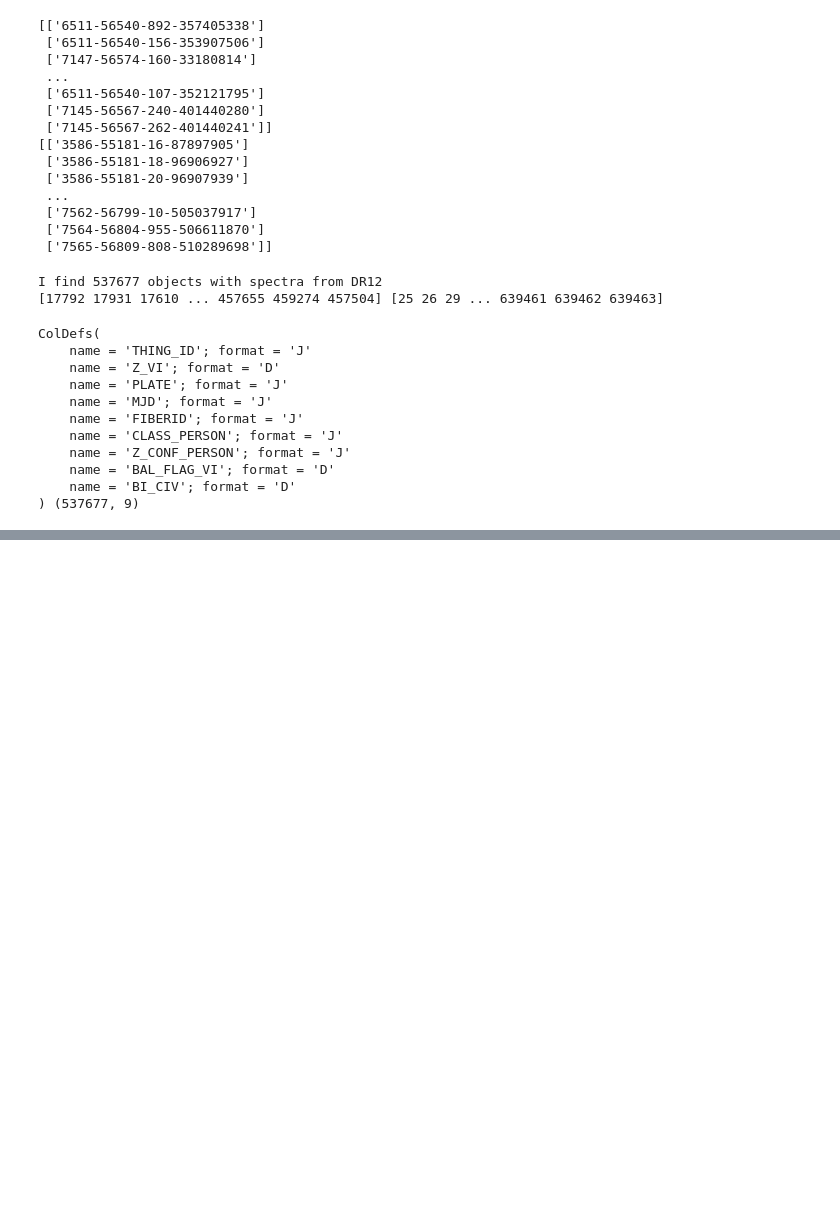
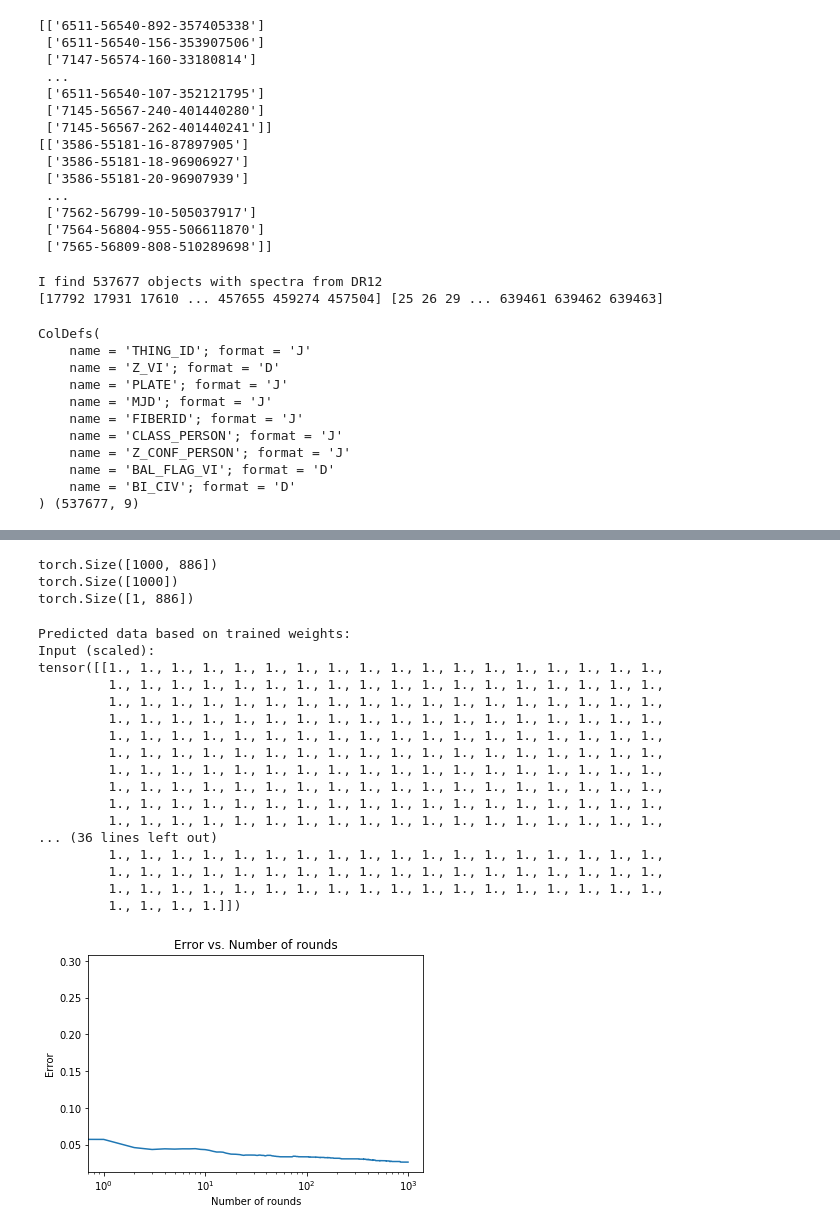
Before and after one commit to MrX1997/Reportes-Proyecto-de-Monograf-a, a Jupyter notebook: Noteboooks/Weekly Reports.ipynb, the cells around one changed output, grey strips where cells are left out. Drawn from its saved outputs; the diff is of its cells as text; code cells hidden in the pictures; blank space fills up the shorter version.

Commit message:
Reporte 04

```diff
--- a/Noteboooks/Weekly Reports.ipynb
+++ b/Noteboooks/Weekly Reports.ipynb
@@ -348,3 +364,29 @@ print(sample_objects)
 353103            3.0          1.0      8.853405
 
 [1000 rows x 9 columns]
+# %%
+######################__________________Report 03__________________######################
+
+# my first Neural Network. SpectraNET :}
+
+import torch
+import torch.nn as nn
+
+X = torch.tensor(X, dtype=torch.float)
+y = torch.tensor(Y, dtype=torch.float)
+xPredicted = torch.tensor(x_predicted, dtype=torch.float)
+print(X.size())
+print(y.size())
+print(xPredicted.size())
+# %% [output]
+torch.Size([1000, 886])
+torch.Size([1000])
+torch.Size([1, 886])
+# %%
+# Scaling
+X_max, _ = torch.max(X, 0)
+xPredicted_max, _ = torch.max(xPredicted, 0)
+
+X = torch.div(X, X_max)
+xPredicted = torch.div(xPredicted, xPredicted_max)
+y = y / 100 # max test score is 100
@@ -350,0 +444,37 @@ print(sample_objects)
+# %%
+NN = Neural_Network()
+error=[]
+for i in range(1000):  # trains the NN 1,000 times
+    #print ("#" + str(i) + " Loss: " + str(torch.mean((y - NN(X))**2).detach().item()))  # mean sum squared loss
+    error.append(torch.mean((y - NN(X))**2).detach().item())
+    NN.train(X, y)
+
+plt.plot(range(1000),np.array(error))
+plt.xlabel('Number of rounds')
+plt.ylabel('Error')
+plt.xscale('log')
+plt.title('Error vs. Number of rounds')
+plt.savefig('error.png')
+
+
+NN.saveWeights(NN)
+NN.predict()
+# %% [output]
+Predicted data based on trained weights:
+Input (scaled):
+tensor([[1., 1., 1., 1., 1., 1., 1., 1., 1., 1., 1., 1., 1., 1., 1., 1., 1., 1.,
+         1., 1., 1., 1., 1., 1., 1., 1., 1., 1., 1., 1., 1., 1., 1., 1., 1., 1.,
+         1., 1., 1., 1., 1., 1., 1., 1., 1., 1., 1., 1., 1., 1., 1., 1., 1., 1.,
+         1., 1., 1., 1., 1., 1., 1., 1., 1., 1., 1., 1., 1., 1., 1., 1., 1., 1.,
+         1., 1., 1., 1., 1., 1., 1., 1., 1., 1., 1., 1., 1., 1., 1., 1., 1., 1.,
+         1., 1., 1., 1., 1., 1., 1., 1., 1., 1., 1., 1., 1., 1., 1., 1., 1., 1.,
+         1., 1., 1., 1., 1., 1., 1., 1., 1., 1., 1., 1., 1., 1., 1., 1., 1., 1.,
+         1., 1., 1., 1., 1., 1., 1., 1., 1., 1., 1., 1., 1., 1., 1., 1., 1., 1.,
+         1., 1., 1., 1., 1., 1., 1., 1., 1., 1., 1., 1., 1., 1., 1., 1., 1., 1.,
+         1., 1., 1., 1., 1., 1., 1., 1., 1., 1., 1., 1., 1., 1., 1., 1., 1., 1.,
+... (36 lines left out)
+         1., 1., 1., 1., 1., 1., 1., 1., 1., 1., 1., 1., 1., 1., 1., 1., 1., 1.,
+         1., 1., 1., 1., 1., 1., 1., 1., 1., 1., 1., 1., 1., 1., 1., 1., 1., 1.,
+         1., 1., 1., 1., 1., 1., 1., 1., 1., 1., 1., 1., 1., 1., 1., 1., 1., 1.,
+         1., 1., 1., 1.]])
+[figure, added]
```
Also changed, not shown: parts of 6 cells of this notebook.
